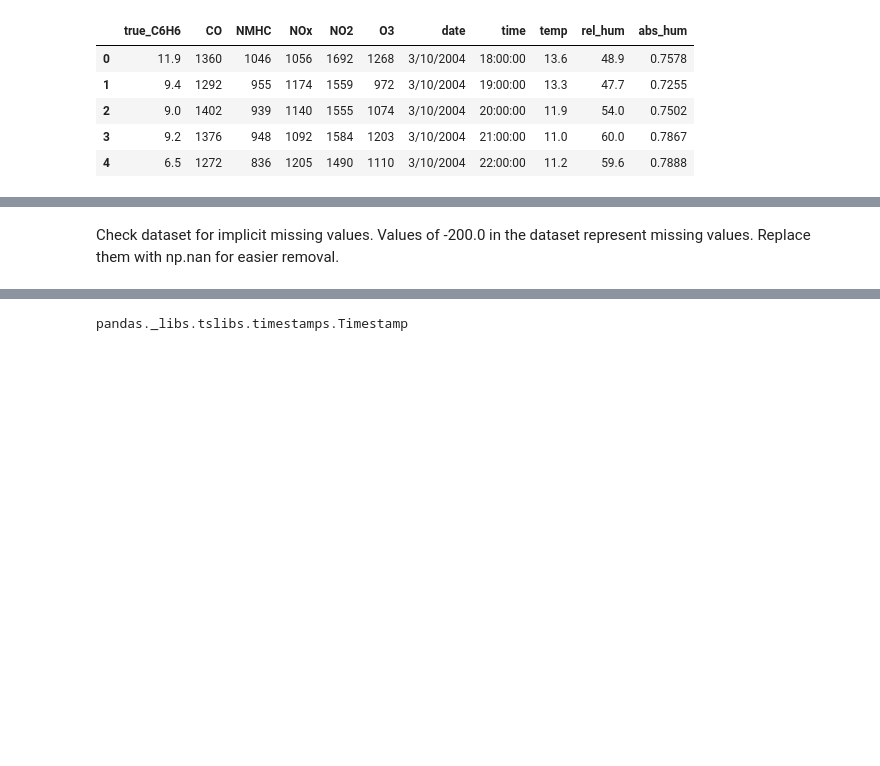
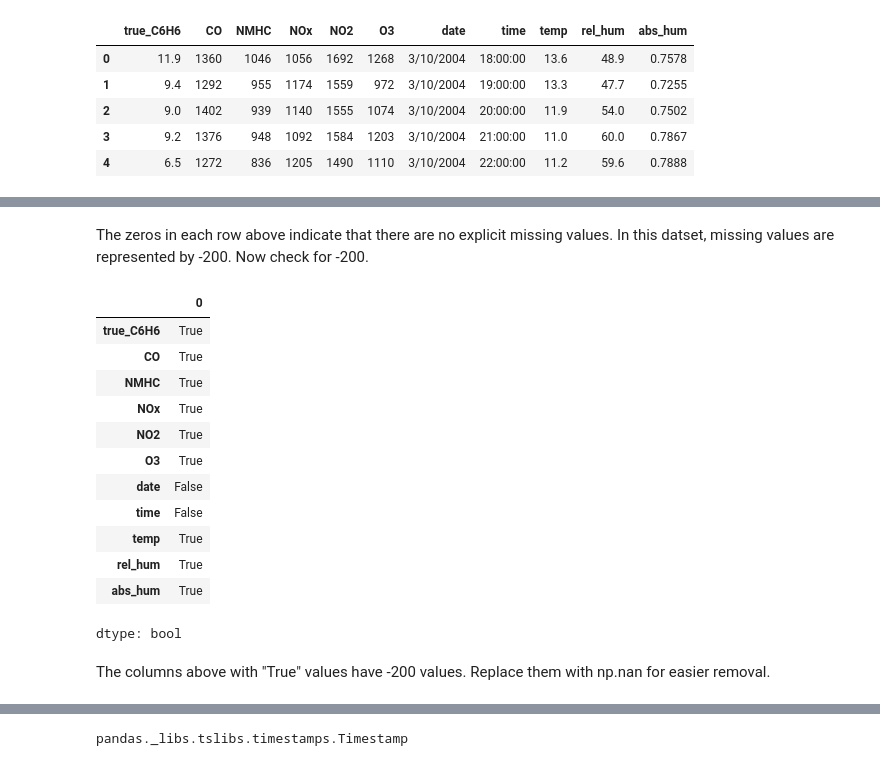
Before and after one commit to Alex-Devoid/ST-554-Project1, a Jupyter notebook: Task2/Task2.ipynb, the cells around one changed output, grey strips where cells are left out. Cells and saved outputs as stored; diff of their text form; code cells hidden in the pictures; blank space fills up the shorter version.

```diff
--- a/Task2/Task2.ipynb
+++ b/Task2/Task2.ipynb
@@ -164,5 +161,23 @@ dtype: int64
+# %% [markdown]
+The zeros in each row above indicate that there are no explicit missing values. In this datset, missing values are represented by -200. Now check for -200.
+# %%
+air_qu.isin([-200.0]).any()
+# %% [output]
+|  | 0 |
+| true_C6H6 | True |
+| CO | True |
+| NMHC | True |
+| NOx | True |
+| NO2 | True |
+| O3 | True |
+| date | False |
+| time | False |
+| temp | True |
+| rel_hum | True |
+| abs_hum | True |
+dtype: bool
 # %% [markdown]
-Check dataset for implicit missing values. Values of -200.0 in the dataset represent missing values. Replace them with np.nan for easier removal.
+The columns above with "True" values have -200 values. Replace them with np.nan for easier removal.
 # %%
 #replace -200.0 with np.nan
 air_qu = air_qu.replace([-200.0],[np.nan])
```
Also changed, not shown: parts of 19 cells of this notebook.
